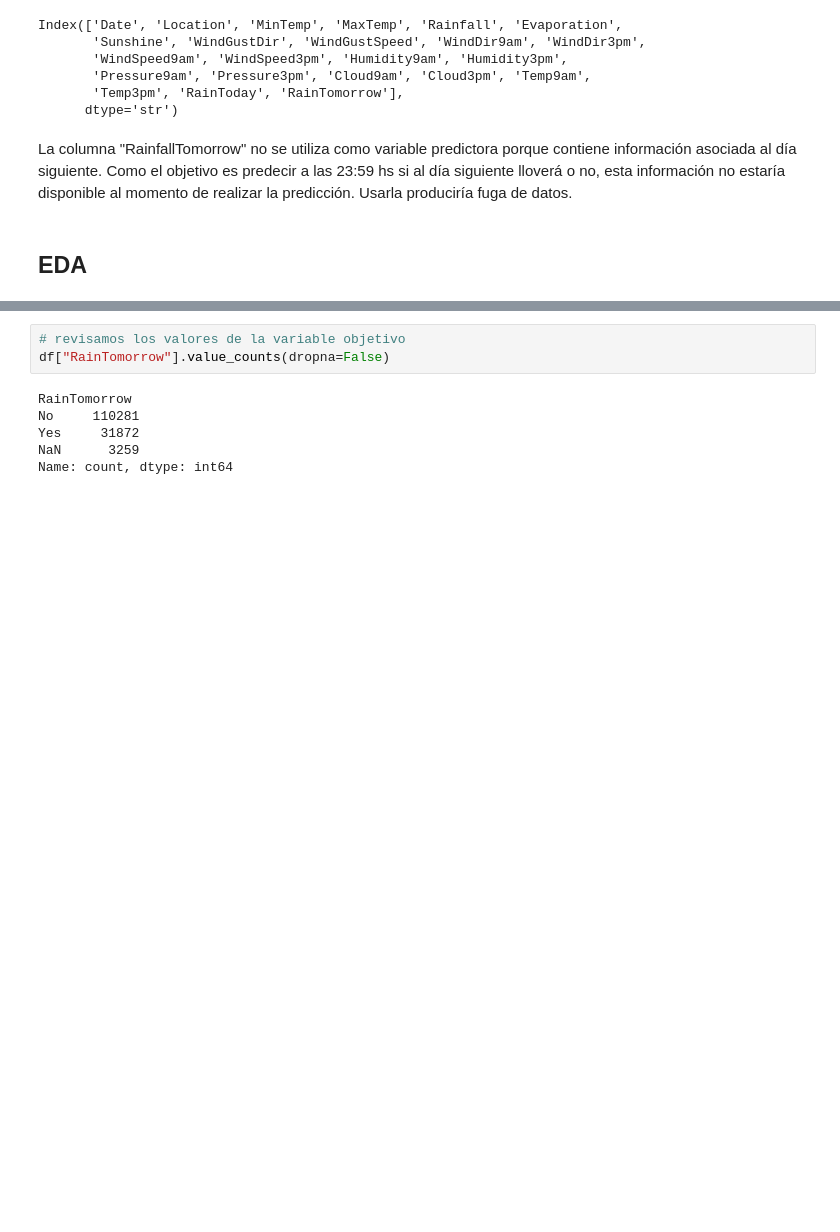
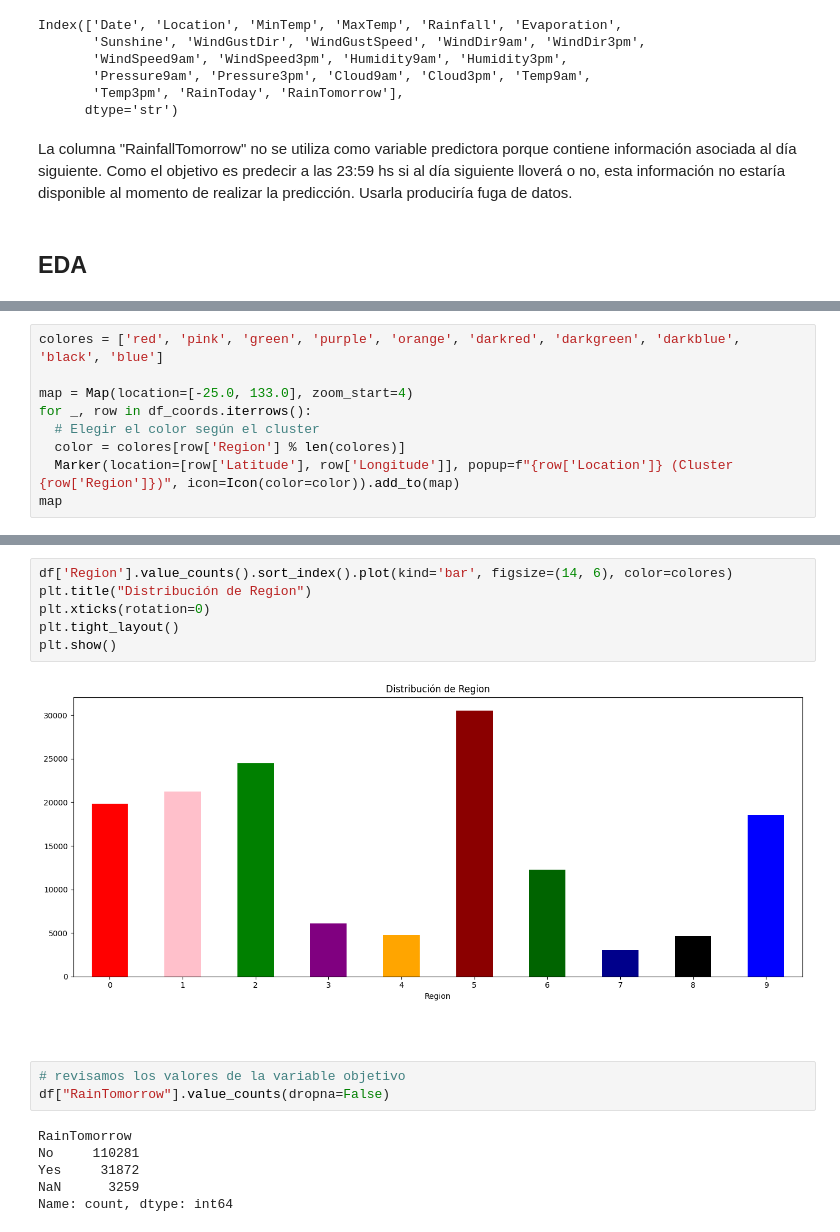
Before and after one commit to ZahirJacob/AA1-TUIA-Dimenna-Jacob-Taborda, a Jupyter notebook: TP_clasificacion_AA1.ipynb, the cells around one changed output, grey strips where cells are left out. Saved outputs shown, nothing was run; the diff lists cells and outputs as text; blank space fills up the shorter version.

```diff
--- a/TP_clasificacion_AA1.ipynb
+++ b/TP_clasificacion_AA1.ipynb
@@ -148,0 +202,9 @@ La columna "RainfallTomorrow" no se utiliza como variable predictora porque cont
+# %%
+colores = ['red', 'pink', 'green', 'purple', 'orange', 'darkred', 'darkgreen', 'darkblue', 'black', 'blue']
+
+map = Map(location=[-25.0, 133.0], zoom_start=4)
+for _, row in df_coords.iterrows():
+  # Elegir el color según el cluster
+  color = colores[row['Region'] % len(colores)]
+  Marker(location=[row['Latitude'], row['Longitude']], popup=f"{row['Location']} (Cluster {row['Region']})", icon=Icon(color=color)).add_to(map)
+map
@@ -149,3 +242,13 @@ La columna "RainfallTomorrow" no se utiliza como variable predictora porque cont
+# %%
+df['Region'].value_counts().sort_index().plot(kind='bar', figsize=(14, 6), color=colores)
+plt.title("Distribución de Region")
+plt.xticks(rotation=0)
+plt.tight_layout()
+plt.show()
+# %% [output]
+[figure, added]
+# %% [markdown]
+###
 # %%
 # revisamos los valores de la variable objetivo
 df["RainTomorrow"].value_counts(dropna=False)
```
Also changed, not shown: parts of 34 cells of this notebook.
